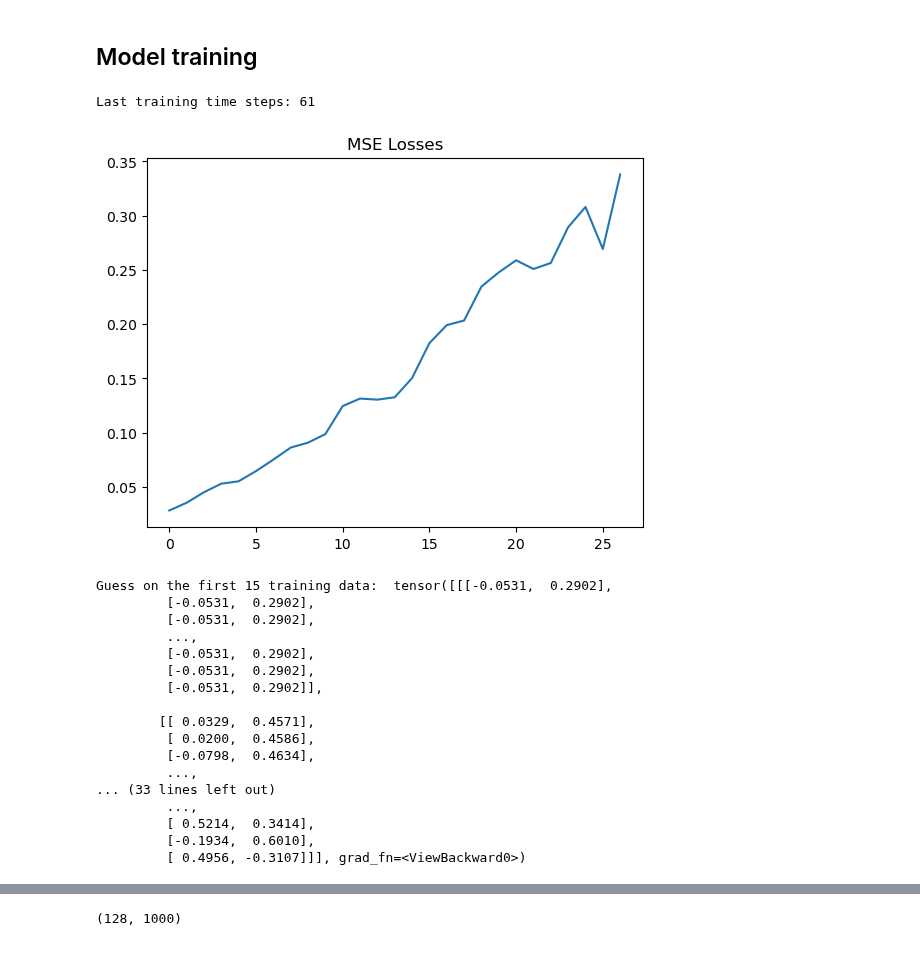
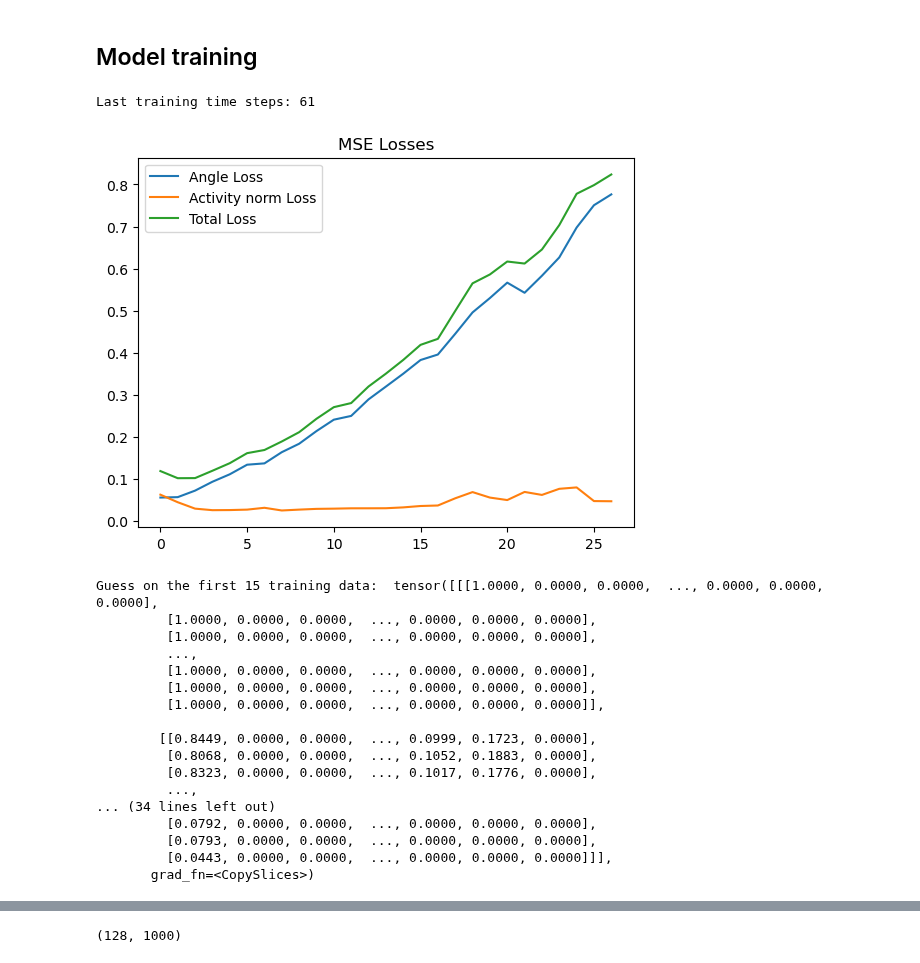
Before and after one commit to bioAI-Oslo/RNN-Adding-Problem-Representations, a Jupyter notebook: notebooks/regularized.ipynb, the cells around one changed output, grey strips where cells are left out. Saved outputs shown, nothing was run; the diff lists cells and outputs as text; code cells hidden in the pictures.

```diff
--- a/notebooks/regularized.ipynb
+++ b/notebooks/regularized.ipynb
@@ -77,41 +77,41 @@ tensor([[ 0.5107,  0.8597],
 # %%
 hidden_size = 128
 input_size = 1
 nav_size = 2
 
 train1 = True
 
 if train1:
     # model2 = torch_RNN1(input_size,t_steps,output_size,hidden_size,lr=0.01,irnn=True,outputnn=False,Wx_normalize=True)
     # model1 = torch_RNN_full_manual(input_size,t_steps,output_size,hidden_size,lr=0.001,irnn=False,outputnn=True,Wx_normalize=False,activation=False)
     # model1 = RNN_L2(input_size,t_steps,output_size,hidden_size,lr=0.001,w_decay=0.000,act_decay=1000,irnn=False,outputnn=True,Wx_normalize=False,activation=False)
     # model1 = RNN_circular_ND_pm(input_size,t_steps,output_size,hidden_size,lr=0.0001,w_decay=0.000,act_decay=0.01,irnn=True,outputnn=False,Wx_normalize=False,activation=True,rotation_init=False,bias=False)
-    model1 = RNN_circular_LowEtAl_reduced(input_size,hidden_size,lr=0.0001,irnn=True,outputnn=True,Wx_normalize=False,activation=True,bias=False,nav_space=1,batch_size=64)
+    model1 = RNN_circular_LowEtAl_bridged(input_size,hidden_size,lr=0.0001,irnn=True,outputnn=False,Wx_normalize=False,activation=True,bias=False,nav_space=1,batch_size=64)
     # print("Guess on the first 15 training data: ", model1(data[0:15]))
     # _ = model1.train(epochs=7000)
     _ = model1.train_gradual(epochs=3000)
     model1.plot_losses(average=30)
     # model1.plot_accs()
     print("Guess on the first 15 training data: ", model1(data[0:15]))
     # print("Weight of the hidden layer: ",model2.rnn.weight_hh_l0, " Weight of the input layer: ",model2.rnn.weight_ih_l0)
 # %% [output]
 Last training time steps: 61
-[figure, old version]
+[figure, new version]
-Guess on the first 15 training data:  tensor([[[-0.0531,  0.2902],
-         [-0.0531,  0.2902],
-         [-0.0531,  0.2902],
+Guess on the first 15 training data:  tensor([[[1.0000, 0.0000, 0.0000,  ..., 0.0000, 0.0000, 0.0000],
+         [1.0000, 0.0000, 0.0000,  ..., 0.0000, 0.0000, 0.0000],
+         [1.0000, 0.0000, 0.0000,  ..., 0.0000, 0.0000, 0.0000],
          ...,
-         [-0.0531,  0.2902],
-         [-0.0531,  0.2902],
-         [-0.0531,  0.2902]],
+         [1.0000, 0.0000, 0.0000,  ..., 0.0000, 0.0000, 0.0000],
+         [1.0000, 0.0000, 0.0000,  ..., 0.0000, 0.0000, 0.0000],
+         [1.0000, 0.0000, 0.0000,  ..., 0.0000, 0.0000, 0.0000]],
 
-        [[ 0.0329,  0.4571],
-         [ 0.0200,  0.4586],
-         [-0.0798,  0.4634],
+        [[0.8449, 0.0000, 0.0000,  ..., 0.0999, 0.1723, 0.0000],
+         [0.8068, 0.0000, 0.0000,  ..., 0.1052, 0.1883, 0.0000],
+         [0.8323, 0.0000, 0.0000,  ..., 0.1017, 0.1776, 0.0000],
          ...,
-... (33 lines left out)
-         ...,
-         [ 0.5214,  0.3414],
-         [-0.1934,  0.6010],
-         [ 0.4956, -0.3107]]], grad_fn=<ViewBackward0>)
+... (34 lines left out)
+         [0.0792, 0.0000, 0.0000,  ..., 0.0000, 0.0000, 0.0000],
+         [0.0793, 0.0000, 0.0000,  ..., 0.0000, 0.0000, 0.0000],
+         [0.0443, 0.0000, 0.0000,  ..., 0.0000, 0.0000, 0.0000]]],
+       grad_fn=<CopySlices>)
 # %%
```
Also changed, not shown: parts of 7 cells of this notebook, 2 other files.
